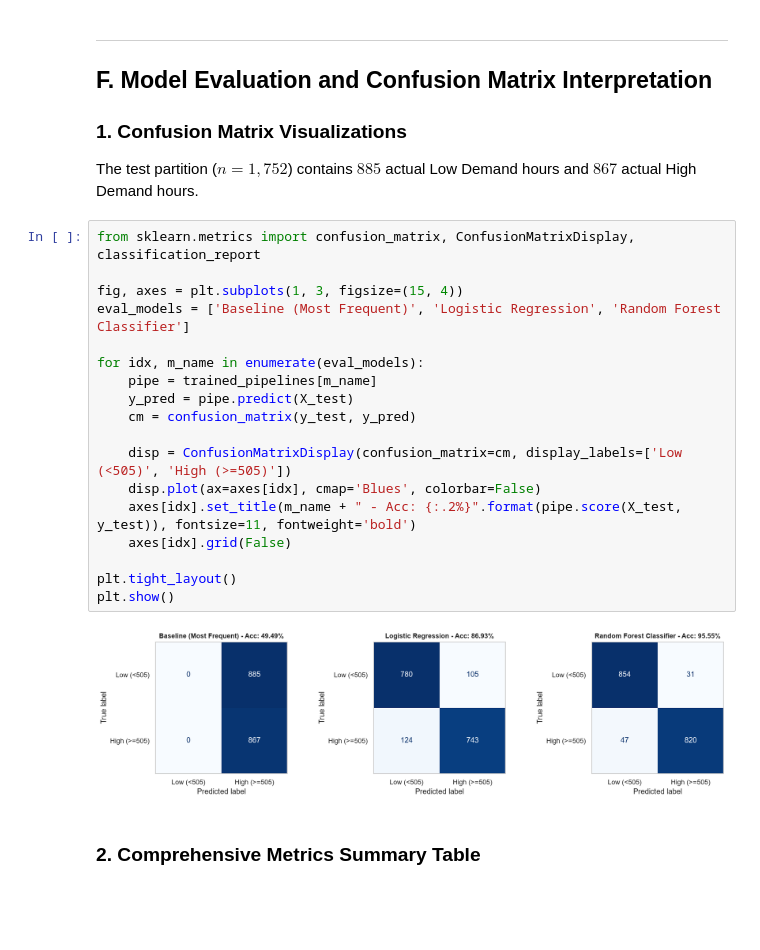
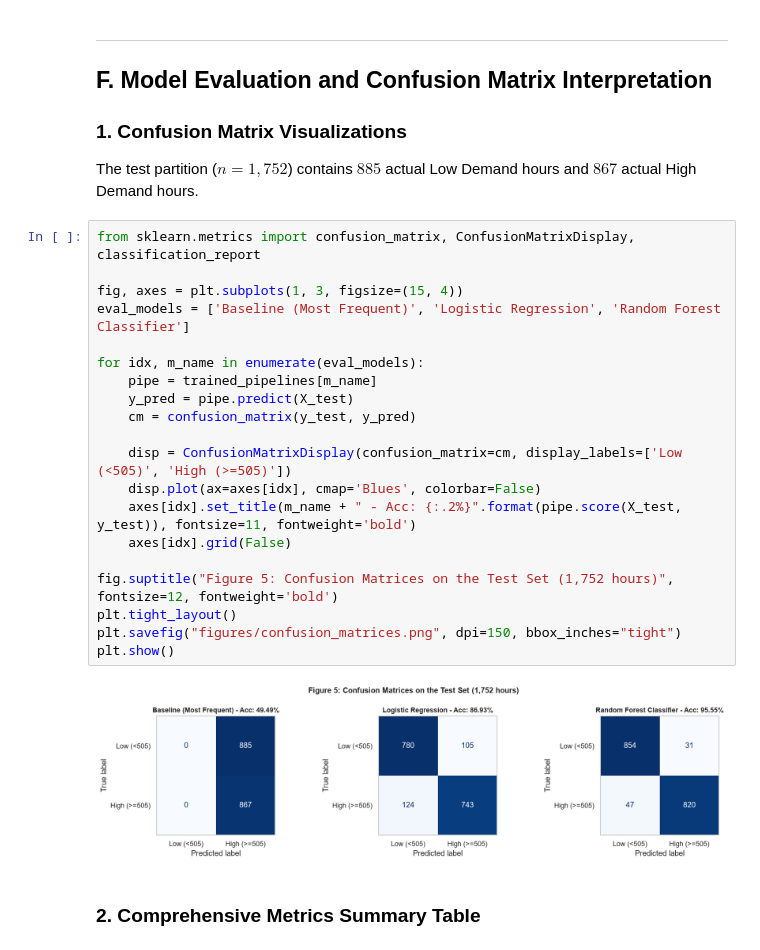
Before and after one commit to Gavin-The-Nub/intdsciFINALS, a Jupyter notebook: seoul_bike_ml_project.ipynb, the cells around one changed output. Cells and saved outputs as stored; diff of their text form; blank space fills up the shorter version.

Commit message:
Save figures from the notebook with report figure numbers

```diff
--- a/seoul_bike_ml_project.ipynb
+++ b/seoul_bike_ml_project.ipynb
@@ -453,23 +459,25 @@ The test partition ($n = 1,752$) contains $885$ actual Low Demand hours and $867
 # %%
 from sklearn.metrics import confusion_matrix, ConfusionMatrixDisplay, classification_report
 
 fig, axes = plt.subplots(1, 3, figsize=(15, 4))
 eval_models = ['Baseline (Most Frequent)', 'Logistic Regression', 'Random Forest Classifier']
 
 for idx, m_name in enumerate(eval_models):
     pipe = trained_pipelines[m_name]
     y_pred = pipe.predict(X_test)
     cm = confusion_matrix(y_test, y_pred)
 
     disp = ConfusionMatrixDisplay(confusion_matrix=cm, display_labels=['Low (<505)', 'High (>=505)'])
     disp.plot(ax=axes[idx], cmap='Blues', colorbar=False)
     axes[idx].set_title(m_name + " - Acc: {:.2%}".format(pipe.score(X_test, y_test)), fontsize=11, fontweight='bold')
     axes[idx].grid(False)
 
+fig.suptitle("Figure 5: Confusion Matrices on the Test Set (1,752 hours)", fontsize=12, fontweight='bold')
 plt.tight_layout()
+plt.savefig("figures/confusion_matrices.png", dpi=150, bbox_inches="tight")
 plt.show()
 # %% [output]
-[figure, old version]
+[figure, new version]
 # %% [markdown]
 ### 2. Comprehensive Metrics Summary Table
 # %%
```
Also changed, not shown: parts of 6 cells of this notebook, 6 other files.
